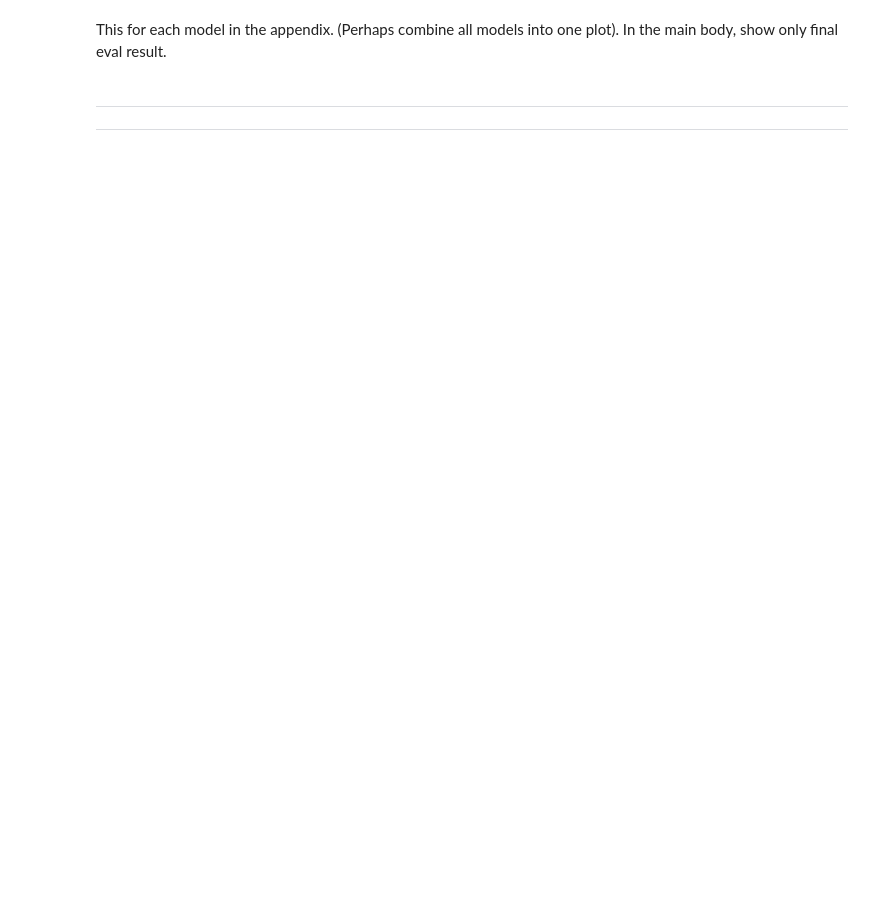
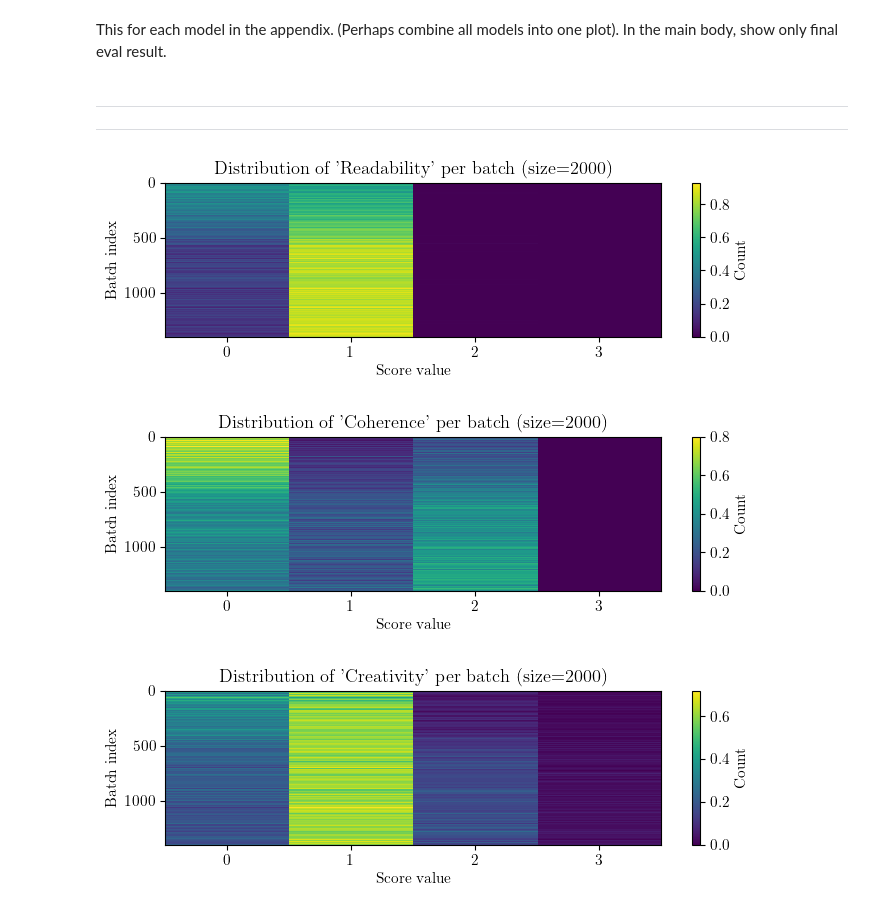
Before and after one commit to malihamza/babylm-interactive-learning, a Jupyter notebook: eval.ipynb, the cells around one changed output. Saved outputs shown, nothing was run; the diff lists cells and outputs as text; code cells hidden in the pictures; blank space fills up the shorter version.

```diff
--- a/eval.ipynb
+++ b/eval.ipynb
@@ -240,0 +325,11 @@ plt.show()
+# %%
+# Define PPO model colors
+import matplotlib.pyplot as plt
+cmap = plt.get_cmap('plasma_r')
+revision_numbers = sorted(
+    batch_stats_dict.keys(),
+    key=lambda x: int(str(x).replace('M',''))
+)
+N = len(revision_numbers)
+# colors = [cmap(i) for i in range(N)] #  for discrete colormaps
+ppo_colors = [cmap( (i + 1.5) / (N - 1 + 2)) for i in range(N)] # for continuous colormaps
@@ -879,3 +1637,37 @@ In the main body, show only final eval result.
 
 
 ---
+# %%
+import numpy as np
+import matplotlib.pyplot as plt
+
+
+score_list = ['Readability', 'Coherence', 'Creativity']
+
+for score in score_list:
+    possible_values = [0, 1, 2, 3]
+
+    # Group into batches
+    df_batch_stats['batch'] = df_batch_stats.index // batch_size
+
+    # Make a batch x value matrix
+    counts = []
+    batches = df_generated['batch'].unique()
+    for batch_num in batches:
+        batch = df_generated[df_generated['batch'] == batch_num][score]
+        vals = [np.sum(batch == v) / len(batch) for v in possible_values]
+        counts.append(vals)
+    counts = np.array(counts) # shape: num_batches x 4
+
+    plt.figure(figsize=(8, 2))
+    plt.imshow(counts, aspect='auto', cmap='viridis', interpolation='none')
+    plt.title(f"Distribution of '{score}' per batch (size={batch_size})")
+    plt.xlabel("Score value")
+    plt.ylabel("Batch index")
+    plt.xticks(range(4), possible_values)
+    plt.colorbar(label='Count')
+    plt.show()
+# %% [output]
+[figure, new version]
+[figure, new version]
+[figure, new version]
```
Also changed, not shown: parts of 50 cells of this notebook.
